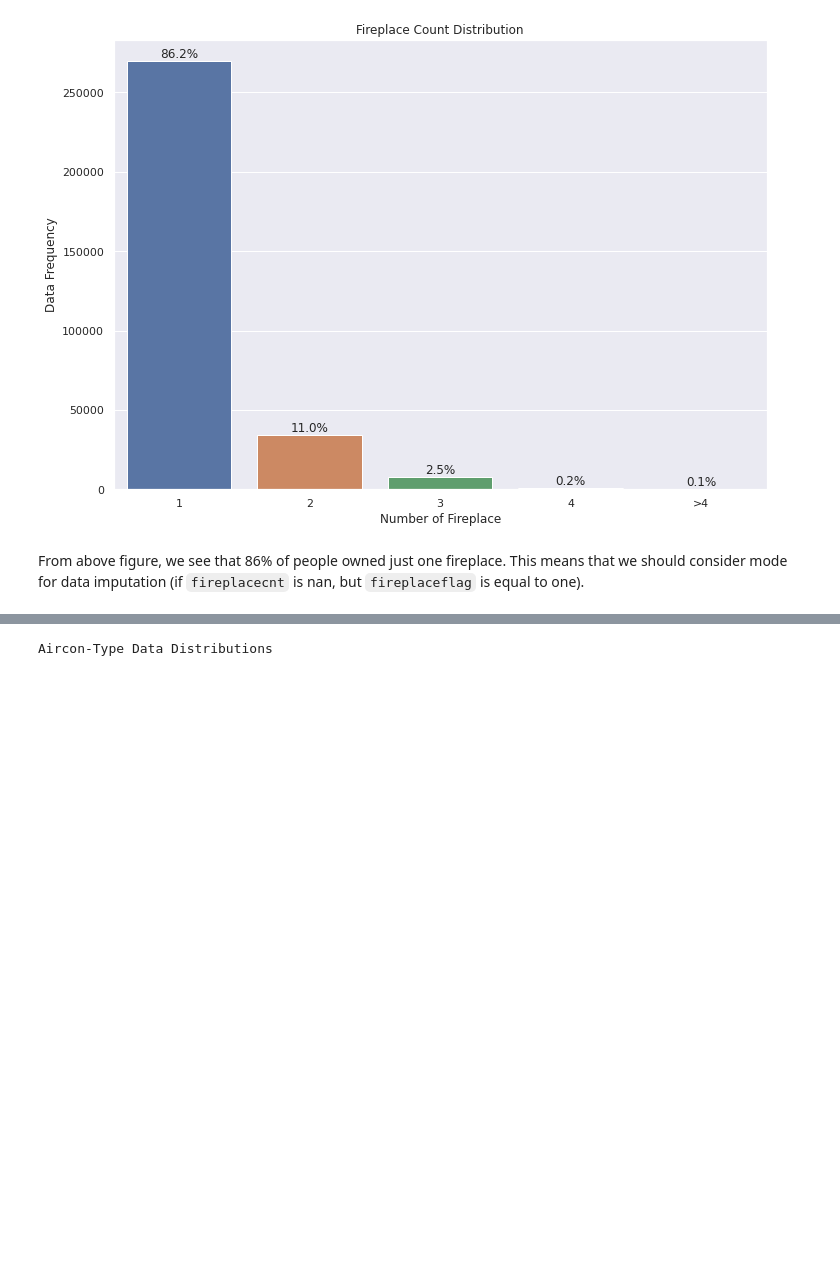
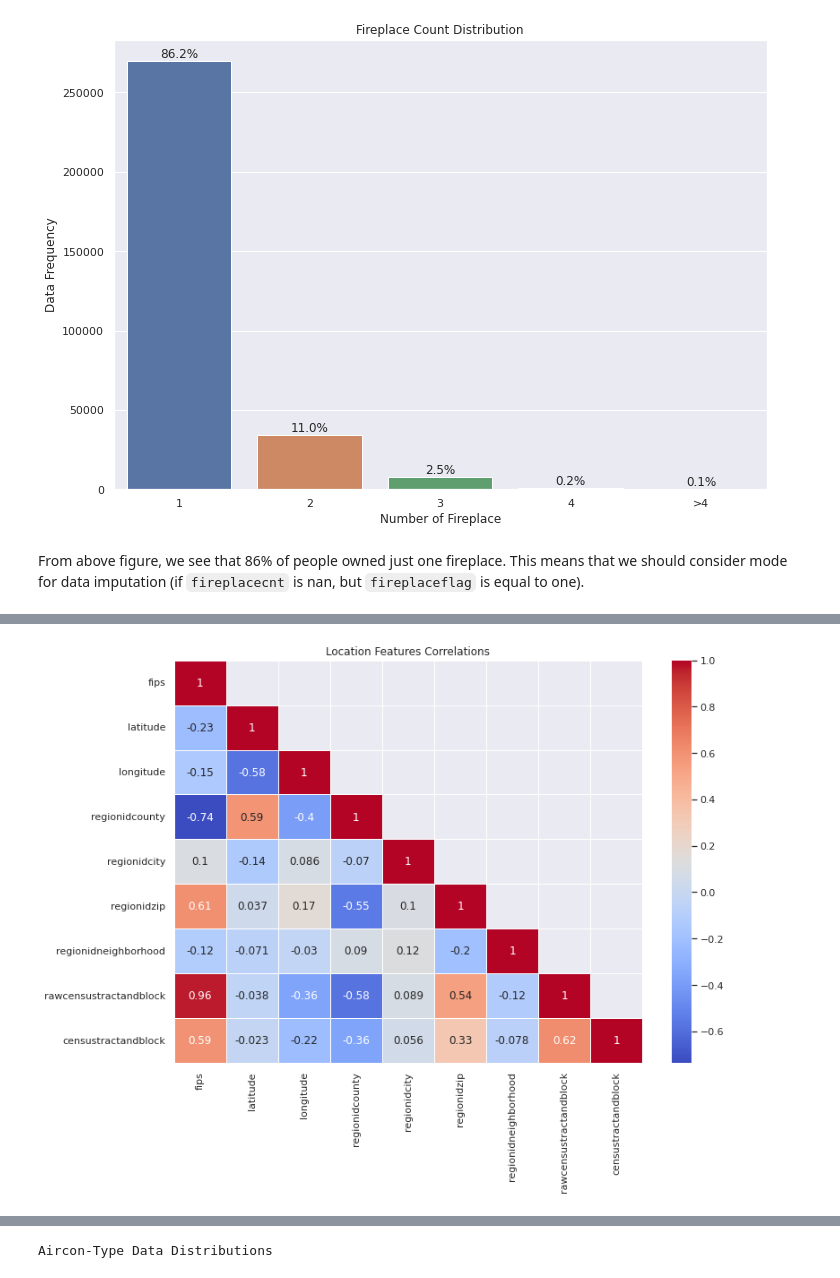
Before and after one commit to suryaParyanta/CZ4041, a Jupyter notebook: notebooks/explanatory_data_analysis.ipynb, the cells around one changed output, grey strips where cells are left out. Cells and saved outputs as stored; diff of their text form; code cells hidden in the pictures; blank space fills up the shorter version.

```diff
--- a/notebooks/explanatory_data_analysis.ipynb
+++ b/notebooks/explanatory_data_analysis.ipynb
@@ -452,0 +476,36 @@ properties[['fips',
+# %%
+# see some correlations between features
+
+from sklearn.preprocessing import LabelEncoder
+
+cat_columns = ['fips',
+               'regionidcounty',
+               'regionidcity',
+               'regionidzip',
+               'regionidneighborhood'
+              ]
+
+# label encoder
+encode_loc_features = location_features.copy()
+lbl = LabelEncoder()
+for c in cat_columns:
+    encode_loc_features[c] = encode_loc_features[c].fillna(0)
+    lbl.fit(list(encode_loc_features[c].values))
+    encode_loc_features[c] = lbl.transform(list(encode_loc_features[c].values))
+
+# plot heatmap
+loc_correlations = encode_loc_features.corr()
+
+mask = np.zeros_like(loc_correlations, dtype=np.bool)
+mask[np.triu_indices_from(mask)] = True
+mask[np.diag_indices_from(mask)] = False
+
+ax = sns.heatmap(loc_correlations, mask=mask, linewidths = 0.5, annot=True, cmap='coolwarm')
+ax.set_title("Location Features Correlations")
+plt.show()
+
+# delete to release memory
+del encode_loc_features, mask
+gc.collect;
+# %% [output]
+[figure, added]
```
Also changed, not shown: parts of 62 cells of this notebook.
